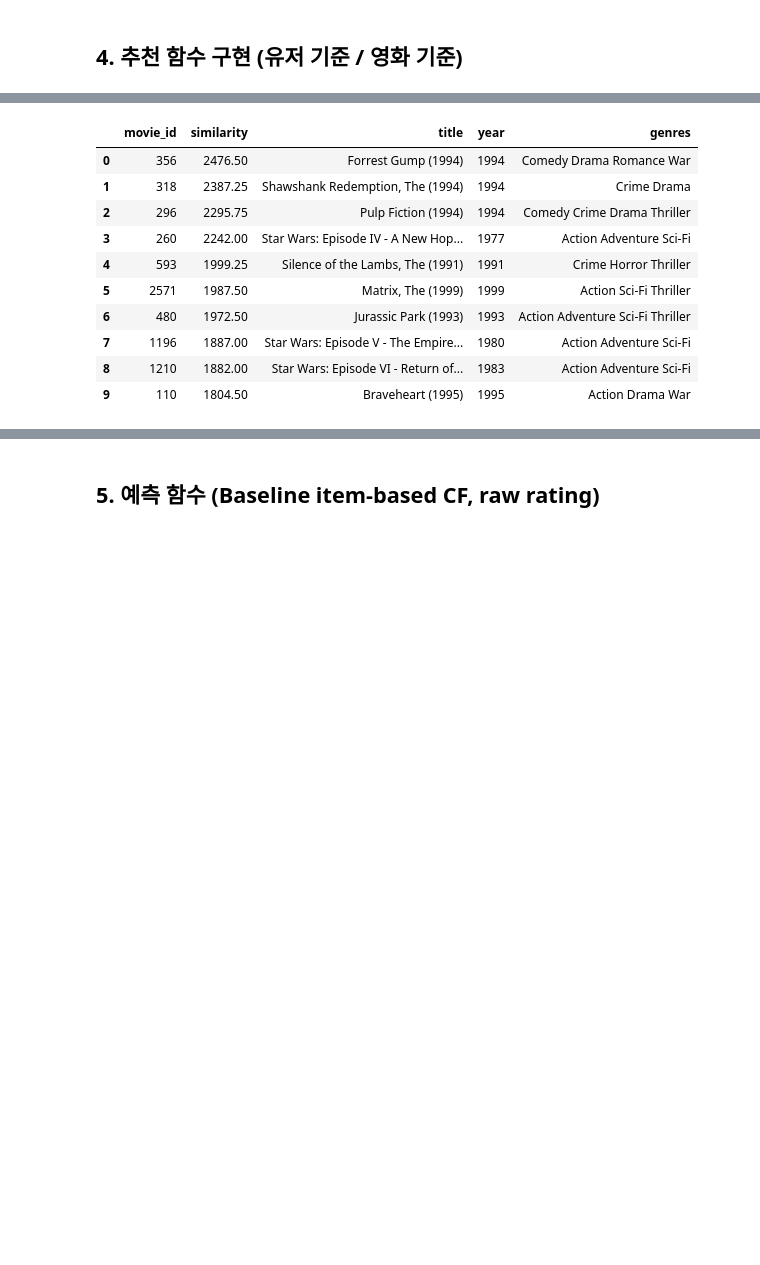
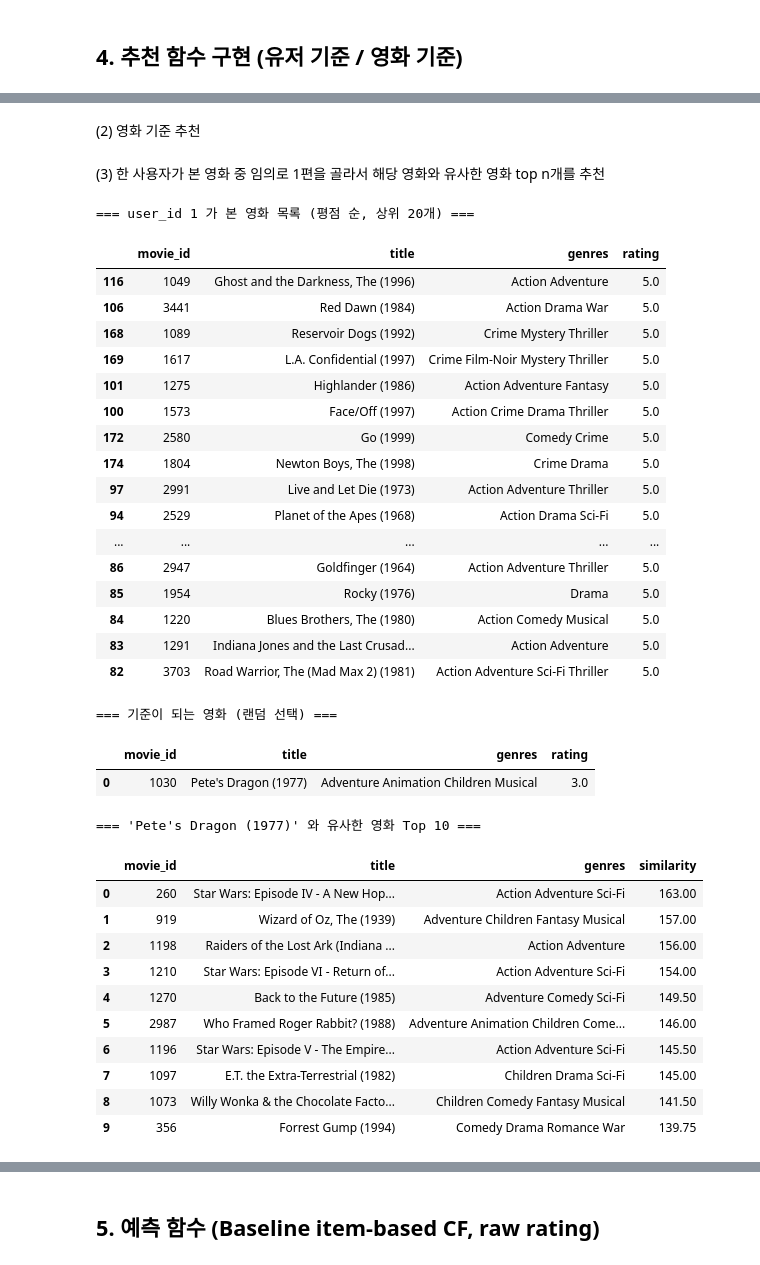
Before and after one commit to wikriwiki/Bigdata_Programing25, a Jupyter notebook: baseline_model_original.ipynb, the cells around one changed output, grey strips where cells are left out. Saved outputs shown, nothing was run; the diff lists cells and outputs as text; code cells hidden in the pictures; blank space fills up the shorter version.

```diff
--- a/baseline_model.ipynb
+++ b/baseline_model_original.ipynb
@@ -213,6 +215,8 @@ def recommend_for_user_baseline(
     display(rec_df)
 
     return rec_df, user_seen_df
+# %% [markdown]
+(2) 영화 기준 추천
 # %%
 def recommend_similar_movies_baseline(
     target_movie_id: int,
@@ -253,3 +257,5 @@ def recommend_similar_movies_baseline(
     )
 
     return sim_df
+# %% [markdown]
+(3) 한 사용자가 본 영화 중 임의로 1편을 골라서 해당 영화와 유사한 영화 top n개를 추천
@@ -256,18 +370,39 @@ def recommend_similar_movies_baseline(
 # %%
 # === (선택) 예시 실행 ===
 # recommend_for_user_baseline(1, top_n=10)
-recommend_similar_movies_baseline(1, top_n=10)
-# display(rec_df_base.head())
-# display(similar_base.head())
+# recommend_similar_movies_baseline(1, top_n=10)
+recommend_from_random_watched_movie(1, top_n=10, random_state=42)
 # %% [output]
+=== user_id 1 가 본 영화 목록 (평점 순, 상위 20개) ===
-|  | movie_id | similarity | title | year | genres |
-| 0 | 356 | 2476.50 | Forrest Gump (1994) | 1994 | Comedy Drama Romance War |
-| 1 | 318 | 2387.25 | Shawshank Redemption, The (1994) | 1994 | Crime Drama |
-| 2 | 296 | 2295.75 | Pulp Fiction (1994) | 1994 | Comedy Crime Drama Thriller |
-| 3 | 260 | 2242.00 | Star Wars: Episode IV - A New Hop... | 1977 | Action Adventure Sci-Fi |
-| 4 | 593 | 1999.25 | Silence of the Lambs, The (1991) | 1991 | Crime Horror Thriller |
-| 5 | 2571 | 1987.50 | Matrix, The (1999) | 1999 | Action Sci-Fi Thriller |
-| 6 | 480 | 1972.50 | Jurassic Park (1993) | 1993 | Action Adventure Sci-Fi Thriller |
-| 7 | 1196 | 1887.00 | Star Wars: Episode V - The Empire... | 1980 | Action Adventure Sci-Fi |
-| 8 | 1210 | 1882.00 | Star Wars: Episode VI - Return of... | 1983 | Action Adventure Sci-Fi |
-| 9 | 110 | 1804.50 | Braveheart (1995) | 1995 | Action Drama War |
+|  | movie_id | title | genres | rating |
+| 116 | 1049 | Ghost and the Darkness, The (1996) | Action Adventure | 5.0 |
+| 106 | 3441 | Red Dawn (1984) | Action Drama War | 5.0 |
+| 168 | 1089 | Reservoir Dogs (1992) | Crime Mystery Thriller | 5.0 |
+| 169 | 1617 | L.A. Confidential (1997) | Crime Film-Noir Mystery Thriller | 5.0 |
+| 101 | 1275 | Highlander (1986) | Action Adventure Fantasy | 5.0 |
+| 100 | 1573 | Face/Off (1997) | Action Crime Drama Thriller | 5.0 |
+| 172 | 2580 | Go (1999) | Comedy Crime | 5.0 |
+| 174 | 1804 | Newton Boys, The (1998) | Crime Drama | 5.0 |
+| 97 | 2991 | Live and Let Die (1973) | Action Adventure Thriller | 5.0 |
+| 94 | 2529 | Planet of the Apes (1968) | Action Drama Sci-Fi | 5.0 |
+| ... | ... | ... | ... | ... |
+| 86 | 2947 | Goldfinger (1964) | Action Adventure Thriller | 5.0 |
+| 85 | 1954 | Rocky (1976) | Drama | 5.0 |
+| 84 | 1220 | Blues Brothers, The (1980) | Action Comedy Musical | 5.0 |
+| 83 | 1291 | Indiana Jones and the Last Crusad... | Action Adventure | 5.0 |
+| 82 | 3703 | Road Warrior, The (Mad Max 2) (1981) | Action Adventure Sci-Fi Thriller | 5.0 |
+=== 기준이 되는 영화 (랜덤 선택) ===
+|  | movie_id | title | genres | rating |
+| 0 | 1030 | Pete's Dragon (1977) | Adventure Animation Children Musical | 3.0 |
+=== 'Pete's Dragon (1977)' 와 유사한 영화 Top 10 ===
+|  | movie_id | title | genres | similarity |
+| 0 | 260 | Star Wars: Episode IV - A New Hop... | Action Adventure Sci-Fi | 163.00 |
+| 1 | 919 | Wizard of Oz, The (1939) | Adventure Children Fantasy Musical | 157.00 |
+| 2 | 1198 | Raiders of the Lost Ark (Indiana ... | Action Adventure | 156.00 |
+| 3 | 1210 | Star Wars: Episode VI - Return of... | Action Adventure Sci-Fi | 154.00 |
+| 4 | 1270 | Back to the Future (1985) | Adventure Comedy Sci-Fi | 149.50 |
+| 5 | 2987 | Who Framed Roger Rabbit? (1988) | Adventure Animation Children Come... | 146.00 |
+| 6 | 1196 | Star Wars: Episode V - The Empire... | Action Adventure Sci-Fi | 145.50 |
+| 7 | 1097 | E.T. the Extra-Terrestrial (1982) | Children Drama Sci-Fi | 145.00 |
+| 8 | 1073 | Willy Wonka & the Chocolate Facto... | Children Comedy Fantasy Musical | 141.50 |
+| 9 | 356 | Forrest Gump (1994) | Comedy Drama Romance War | 139.75 |
```
Also changed, not shown: parts of 3 cells of this notebook, 3 other files.
